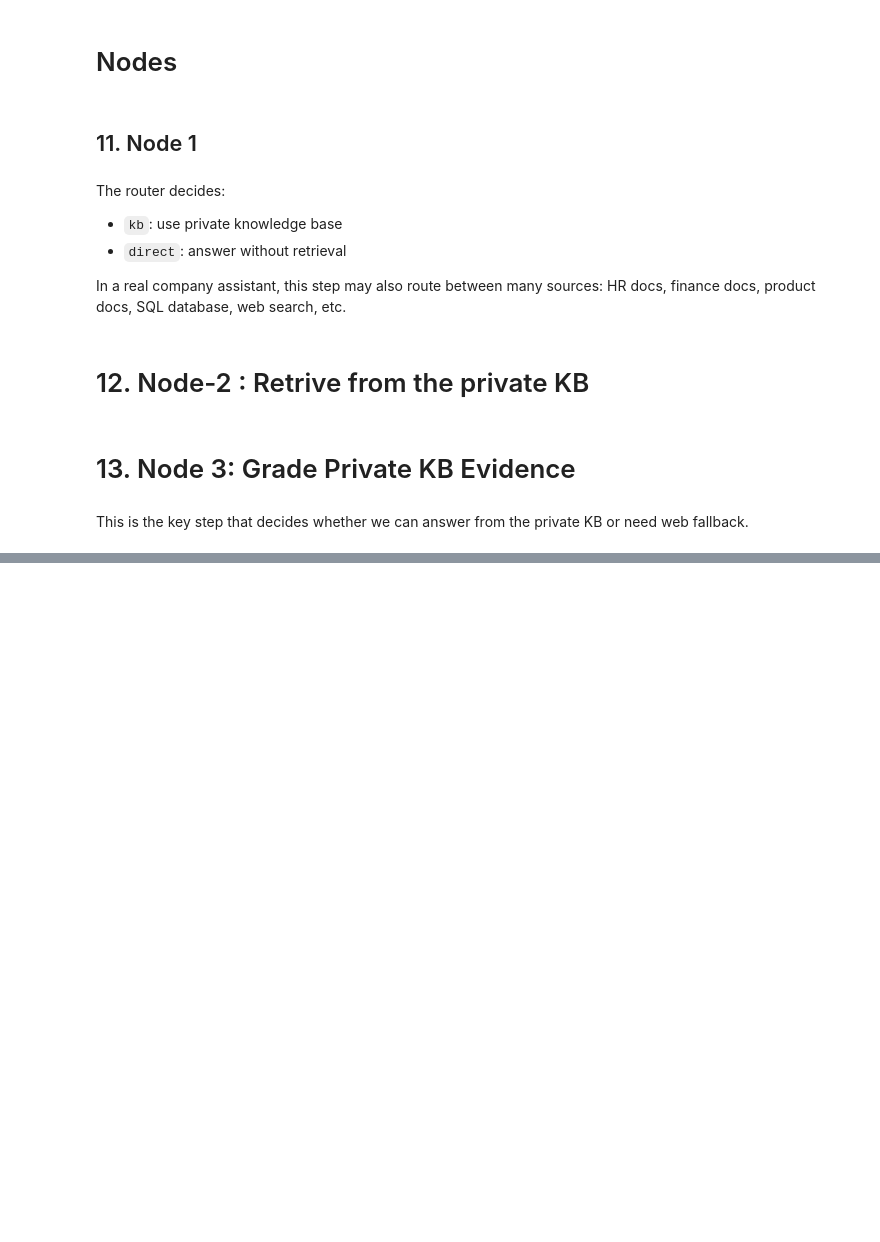
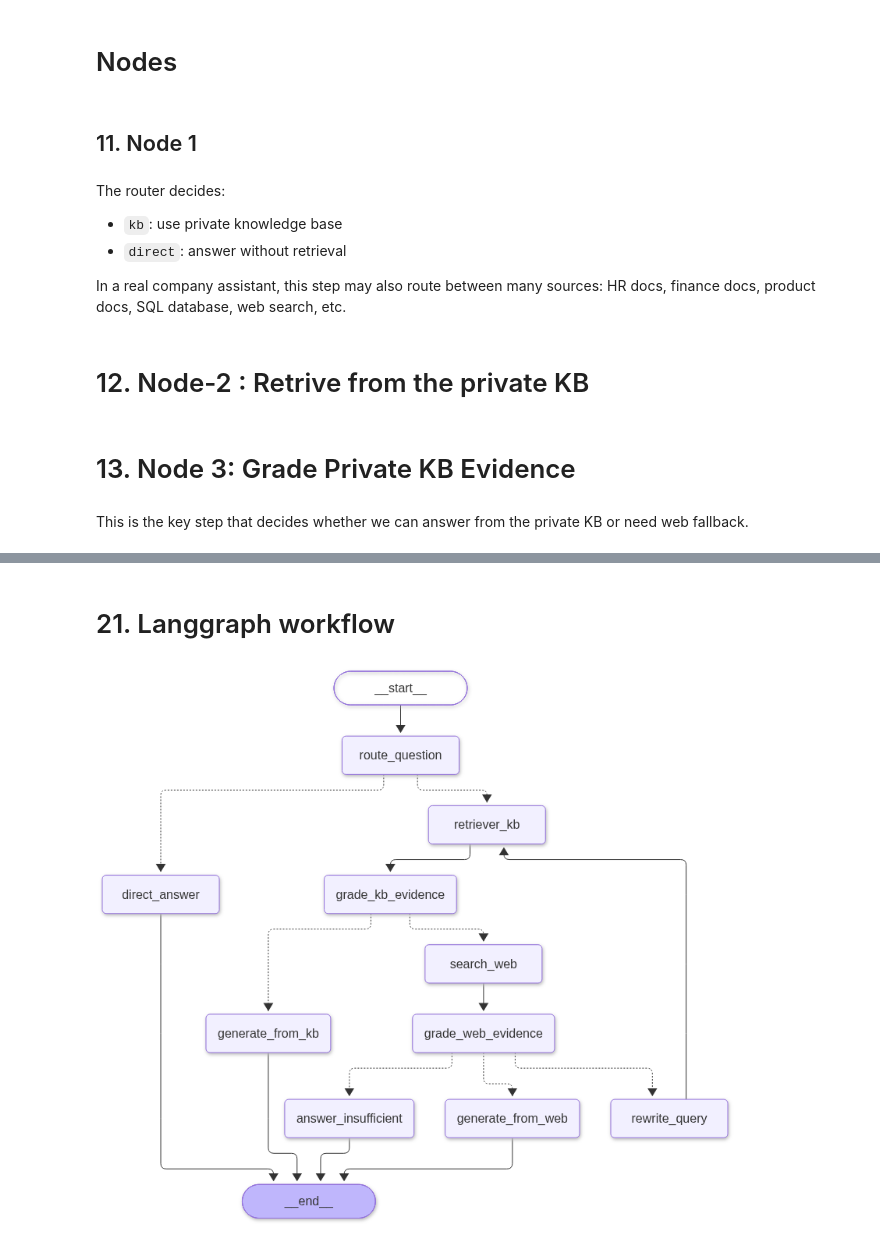
Before and after one commit to AIforeverything/IT-Support-Agentic-RAG, a Jupyter notebook: experiments_notebooks/notebook1.ipynb, the cells around one changed output, grey strips where cells are left out. Saved outputs shown, nothing was run; the diff lists cells and outputs as text; code cells hidden in the pictures; blank space fills up the shorter version.

```diff
--- a/experiments_notebooks/notebook1.ipynb
+++ b/experiments_notebooks/notebook1.ipynb
@@ -119,7 +101,7 @@ The web fallback is separate. That means:
 - Fallback source: live web search through Tavily
 # %%
 from langchain_community.document_loaders import WebBaseLoader
-url= "https://docs.langchain.com/langsmith/python/managed-deep-agents-overview"
+url= "https://docs.langchain.com/oss/python/langgraph/agentic-rag"
 loader= WebBaseLoader(
     web_path=url,
 )
@@ -493,0 +637,8 @@ ValueError: Unrecognized method argument. Expected one of 'function_calling', 'j
+# %%
+def direct_answer(state:AgentState):
+    query=state["query"]
+    answer= llm.invoke(f"""
+    Respond briefly and naturally
+    Message: {query}
+    """)
+    return {'answer':answer.content,  "source_used":'direct'}
@@ -493,0 +647,70 @@ ValueError: Unrecognized method argument. Expected one of 'function_calling', 'j
+# %%
+def answer_insufficient(state:AgentState):
+    answer= (
+        "Sorry.I could not find enough evidence to answer from private knowledge base or web search."
+        "Please specify more specific documents or rephrase the question "
+    )
+    return{
+        "answer":answer,
+        "source_used":"insufficient_evidence"
+    }
+# %% [markdown]
+# 21. Langgraph workflow
+# %%
+from langgraph.graph import StateGraph,START,END
+
+workflow= StateGraph(state_schema=AgentState)
+
+# adding nodes
+workflow.add_node('route_question',route_question)
+workflow.add_node('retriever_kb',retriever_kb)
+workflow.add_node('grade_kb_evidence',grade_kb_evidence)
+workflow.add_node('search_web',search_web)
+workflow.add_node('grade_web_evidence',grade_web_evidence)
+workflow.add_node('rewrite_query',rewrite_query)
+workflow.add_node('generate_from_kb',generate_from_kb)
+workflow.add_node('generate_from_web',generate_from_web)
+workflow.add_node('direct_answer',direct_answer)
+workflow.add_node('answer_insufficient',answer_insufficient)
+
+# adding edges
+workflow.add_edge(START,'route_question')
+workflow.add_conditional_edges(
+    'route_question',
+    route_after_routing,
+    {'retriever_kb':'retriever_kb',
+     'direct_answer':'direct_answer'}
+)
+
+workflow.add_edge('retriever_kb','grade_kb_evidence')
+workflow.add_conditional_edges(
+    'grade_kb_evidence',
+    decide_after_kb_grade,
+    {'generate_from_kb':'generate_from_kb',
+     'search_web':'search_web'
+    }
+)
+
+workflow.add_edge('search_web','grade_web_evidence')
+workflow.add_conditional_edges(
+    'grade_web_evidence',
+    decide_after_web_grade,
+    {
+        'generate_from_web':'generate_from_web',
+        'rewrite_query':'rewrite_query',
+        'answer_insufficient':'answer_insufficient'
+    }
+)
+
+workflow.add_edge('rewrite_query','retriever_kb')
+
+workflow.add_edge('generate_from_kb',END)
+workflow.add_edge('generate_from_web',END)
+workflow.add_edge('direct_answer',END)
+workflow.add_edge('direct_answer',END)
+
+app= workflow.compile()
+
+app
+# %% [output]
+[figure, added]
```
Also changed, not shown: parts of 43 cells of this notebook, 1 other file.
